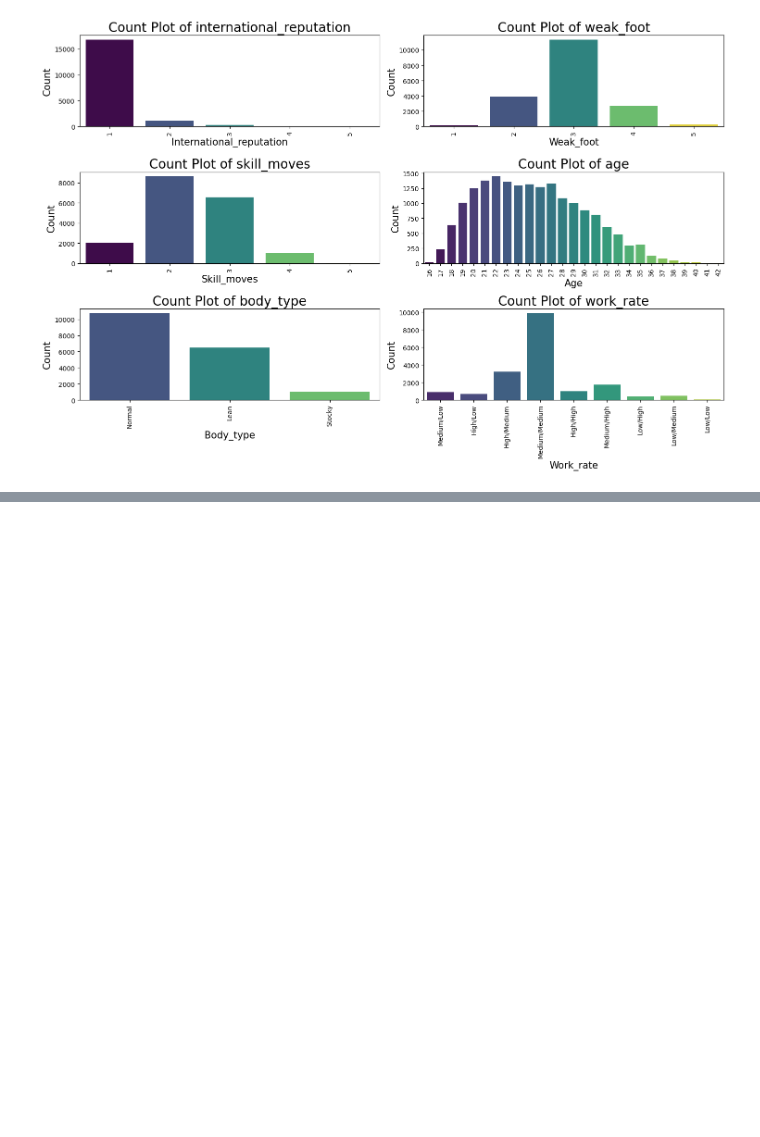
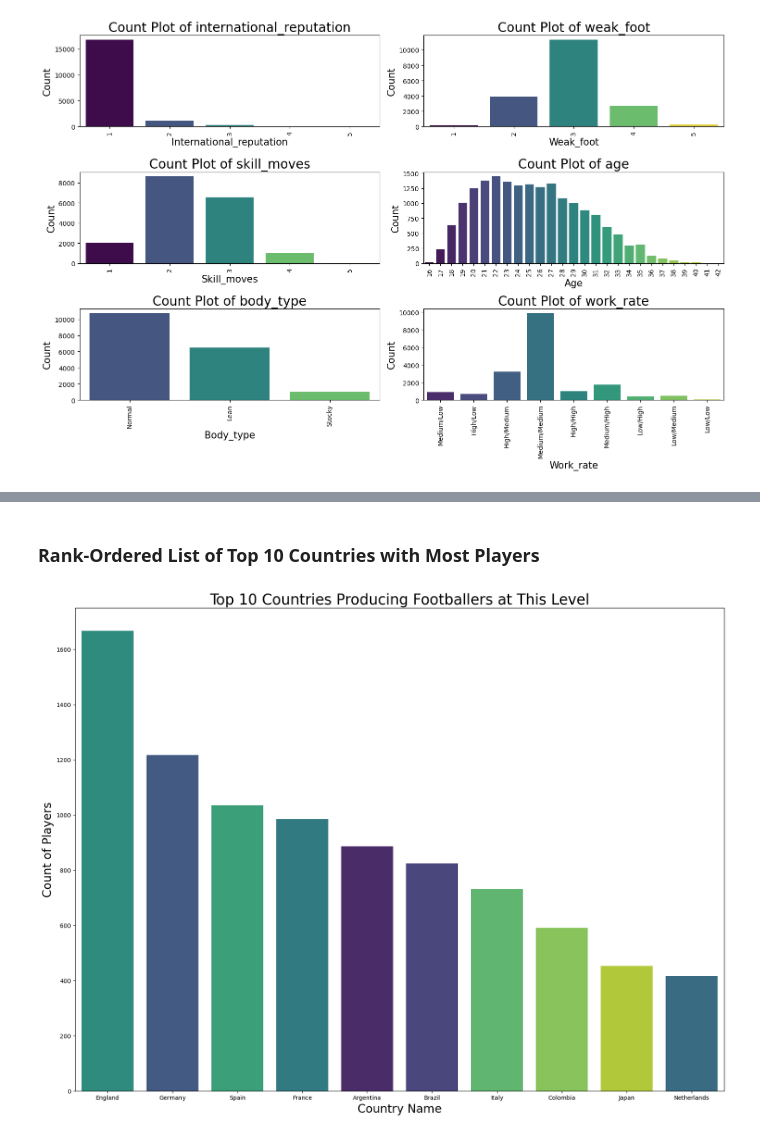
Before and after one commit to Keshav26022001/Projects, a Jupyter notebook: Fifa/Fifa_20.ipynb, the cells around one changed output, grey strips where cells are left out. Cells and saved outputs as stored; diff of their text form; code cells hidden in the pictures; blank space fills up the shorter version.

```diff
--- a/Fifa/Fifa_20.ipynb
+++ b/Fifa/Fifa_20.ipynb
@@ -512,0 +517,19 @@ data.head(2)
+# %% [markdown]
+####
+### Rank-Ordered List of Top 10 Countries with Most Players
+# %%
+# Grouping by nationality and count the number of players
+country_counts = data['nationality'].value_counts()
+# Selecting the top 10 countries
+top_10_countries = country_counts.head(10).index
+# Filtering the data for top 10 countries
+data_nationality = data[data['nationality'].isin(top_10_countries)]
+# Count plot for top 10 countries
+plt.figure(figsize=(20,15))
+sns.countplot(x='nationality', data=data_nationality, hue ='nationality', palette='viridis', order=top_10_countries)
+plt.title('Top 10 Countries Producing Footballers at This Level', fontsize=25)
+plt.xlabel('Country Name', fontsize=20)
+plt.ylabel('Count of Players', fontsize=20)
+plt.show()
+# %% [output]
+[figure, added]
```
Also changed, not shown: parts of 17 cells of this notebook.
